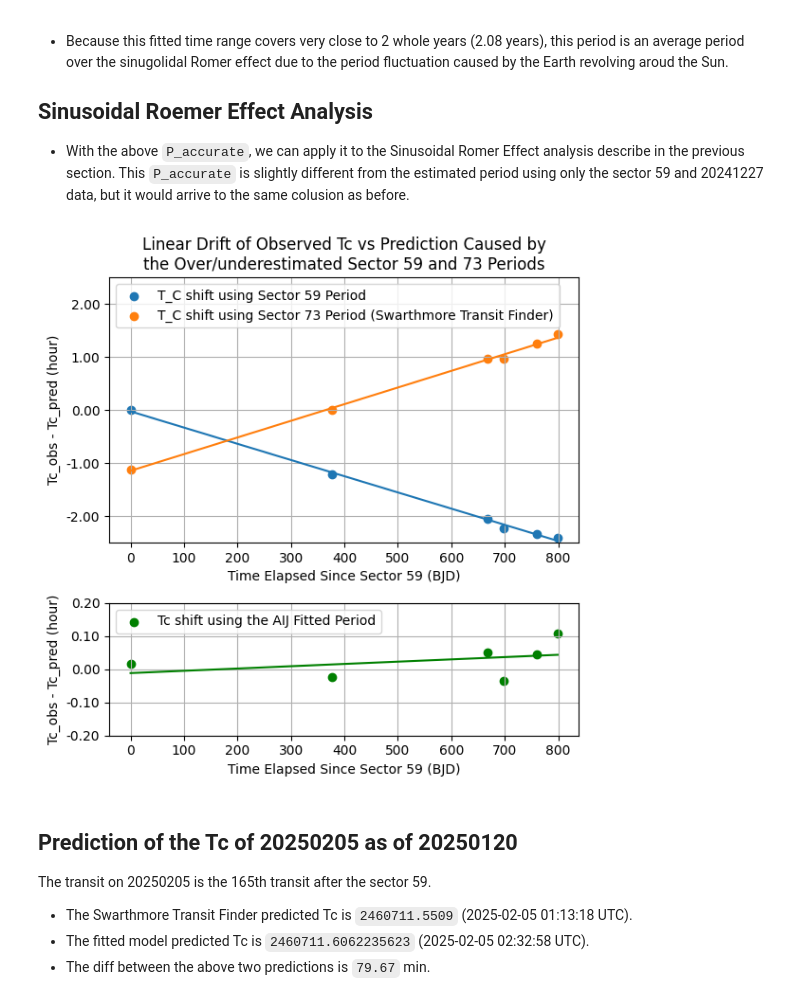
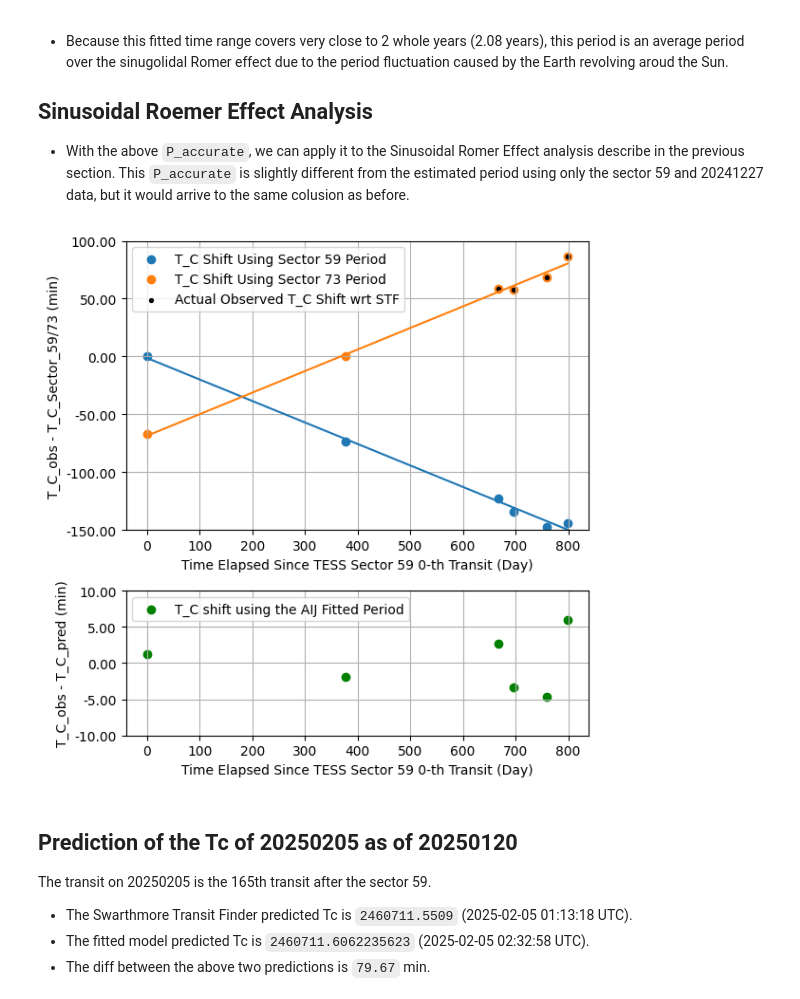
Before and after one commit to sophia268238/astronomy_ml, a Jupyter notebook: processed/TOI-3726/observation_summary.ipynb, the cells around one changed output. Saved outputs shown, nothing was run; the diff lists cells and outputs as text; code cells hidden in the pictures.

```diff
--- a/processed/TOI-3726/observation_summary.ipynb
+++ b/processed/TOI-3726/observation_summary.ipynb
@@ -274,32 +332,39 @@ tc_list = [
     },
     {
         "name": "tc_20240926",
-        "tc_val": 2460580.899117944,
+        "tc_val": 2460580.899515718,
         "n": 138,
         "sidereal_date": "2024-09-27 09:34:44",
         "source": "AstroImageJ model fit.",
     },
     {
         "name": "tc_20241025",
-        "tc_val": 2460609.941884418,
+        "tc_val": 2460609.941732663,
         "n": 144,
         "sidereal_date": "2024-10-26 10:36:19",
         "source": "AstroImageJ model fit.",
     },
     {
         "name": "tc_20241227",
-        "tc_val": 2460672.878957585,
+        "tc_val": 2460672.874720633,
         "n": 157,
         "sidereal_date": "2024-12-28 09:05:42",
         "source": "AstroImageJ model fit.",
     },
     {
         "name": "tc_20250205",
-        "tc_val": 2460711.610065628,
+        "tc_val": 2460711.610592815,
         "n": 165,
         "sidereal_date": "2025-02-05 02:38:30",
         "source": "AstroImageJ model fit.",
     },
+    # {
+    #     "name": "tc_20250228",
+    #     "tc_val": 2460735.811731351,
+    #     "n": 170,
+    #     "sidereal_date": "2025-03-01 07:28:54",
+    #     "source": "AstroImageJ model fit.",
+    # },
 ]
 # %%
 # Calculate the best average period using the first sector 59 transit and the last ground observation on 20241227.
@@ -444,8 +519,8 @@ from scipy import stats
 
 
 # Fit using sec_59, sec_73, 20241025, 20241227 data
-X = tc_df[['n']].iloc[[i for i in range(len(tc_df)) if i in[0, 1, 3, 4]]]  # Independent variable (must be 2D for scikit-learn)
-y = tc_df['tc_val'].iloc[[i for i in range(len(tc_df)) if i in[0, 1, 3, 4]]]    # Dependent variable
+X = tc_df[['n']].iloc[[i for i in range(len(tc_df)) if i in[0, 1, 2, 3, 4, 5]]]  # Independent variable (must be 2D for scikit-learn)
+y = tc_df['tc_val'].iloc[[i for i in range(len(tc_df)) if i in[0, 1, 2, 3, 4, 5]]]    # Dependent variable
 
 # Fit using sec_59, sec_73, 20241227 data
 #X = tc_df[['n']].iloc[[i for i in range(len(tc_df)) if i not in[2, 3]]]  # Independent variable (must be 2D for scikit-learn)
@@ -472,6 +547,7 @@ residuals = y - y_pred
 
 # Residual Standard Error (RSE)
 RSE = np.sqrt(np.sum(residuals**2) / (len(X) - 2))
+print(f"RSE: {RSE * 24 * 60:.2f} mins")
 
 # Standard Error of the Slope (SE_m)
 SE_m = RSE / np.sqrt(np.sum((X - np.mean(X))**2))[0]
@@ -550,47 +626,49 @@ from matplotlib.ticker import FuncFormatter
 
 def custom_format(y, pos):
     return f'{y:.2f}'  # Format to 2 decimal places
-scalar_uint = "hour"
-scalar = 24
+scalar_uint = "min"
+scalar = 24 * 60
 model_59 = LinearRegression()
 model_59.fit(tc_df[['rel_bjd_59']], tc_df['pred_59_diff'])
 y_pred_59 = model_59.predict(tc_df[['rel_bjd_59']])
 
 model_73 = LinearRegression()
 model_73.fit(tc_df[['rel_bjd_59']], tc_df['pred_73_diff'])
 y_pred_73 = model_73.predict(tc_df[['rel_bjd_59']])
 
 model_fitted = LinearRegression()
 model_fitted.fit(tc_df[['rel_bjd_59']], tc_df['diff'])
 y_pred_fitted = model_fitted.predict(tc_df[['rel_bjd_59']])
 
 fig, axes = plt.subplots(2, 1, figsize=(6, 6), gridspec_kw={'height_ratios': [2, 1]})
 
-axes[0].set_title("Linear Drift of Observed Tc vs Prediction Caused by\nthe Over/underestimated Sector 59 and 73 Periods")
-axes[0].scatter(tc_df['rel_bjd_59'], tc_df['pred_59_diff'] * scalar, label="T_C shift using Sector 59 Period")
-axes[0].scatter(tc_df['rel_bjd_59'], tc_df['pred_73_diff'] * scalar, label="T_C shift using Sector 73 Period (Swarthmore Transit Finder)")
+# axes[0].set_title("Linear Drift between the Observed and Predicted T_C Caused by\nthe Over/underestimated Sector 59 and 73 Periods")
 axes[0].plot(tc_df['rel_bjd_59'], y_pred_59 * scalar)
 axes[0].plot(tc_df['rel_bjd_59'], y_pred_73 * scalar)
-axes[0].set_ylim(-2.5, 2.5)
-axes[0].set_ylabel(f"Tc_obs - Tc_pred ({scalar_uint})")
-axes[0].set_xlabel("Time Elapsed Since Sector 59 (BJD)")
+axes[0].scatter(tc_df['rel_bjd_59'], tc_df['pred_59_diff'] * scalar, label="T_C Shift Using Sector 59 Period")
+axes[0].scatter(tc_df['rel_bjd_59'], tc_df['pred_73_diff'] * scalar, label="T_C Shift Using Sector 73 Period")
+axes[0].scatter(tc_df['rel_bjd_59'][2:], tc_df['pred_73_diff'][2:] * scalar, label="Actual Observed T_C Shift wrt STF", s=8, c="black")
+axes[0].set_ylim(-150, 100)
+axes[0].set_ylabel(f"T_C_obs - T_C_Sector_59/73 ({scalar_uint})")
+axes[0].set_xlabel("Time Elapsed Since TESS Sector 59 0-th Transit (Day)")
 
 
 
-axes[1].plot(tc_df['rel_bjd_59'], y_pred_fitted * scalar, c='green')
-axes[1].scatter(tc_df['rel_bjd_59'], tc_df['diff'] * scalar, c='green', label="Tc shift using the AIJ Fitted Period")
-axes[1].set_ylim(-0.2, 0.2)
-axes[1].set_ylabel(f"Tc_obs - Tc_pred ({scalar_uint})")
-axes[1].set_xlabel("Time Elapsed Since Sector 59 (BJD)")
+# axes[1].plot(tc_df['rel_bjd_59'], y_pred_fitted * scalar, c='green')
+axes[1].scatter(tc_df['rel_bjd_59'], tc_df['diff'] * scalar, c='green', label="T_C shift using the AIJ Fitted Period")
+axes[1].set_ylim(-10, 10)
+axes[1].set_ylabel(f"T_C_obs - T_C_pred ({scalar_uint})")
+axes[1].set_xlabel("Time Elapsed Since TESS Sector 59 0-th Transit (Day)")
 
 for ax in axes:
     ax.yaxis.set_major_formatter(FuncFormatter(custom_format))
     ax.grid()
     ax.legend(loc='upper left')
 
 plt.tight_layout()
+plt.savefig("sector_59_and_73_drift.svg", format="svg")
 # %% [output]
-[figure, old version]
+[figure, new version]
 # %% [markdown]
 ## Prediction of the Tc of 20250205 as of 20250120
 The transit on 20250205 is the 165th transit after the sector 59.
```
Also changed, not shown: parts of 17 cells of this notebook, 41 other files.
